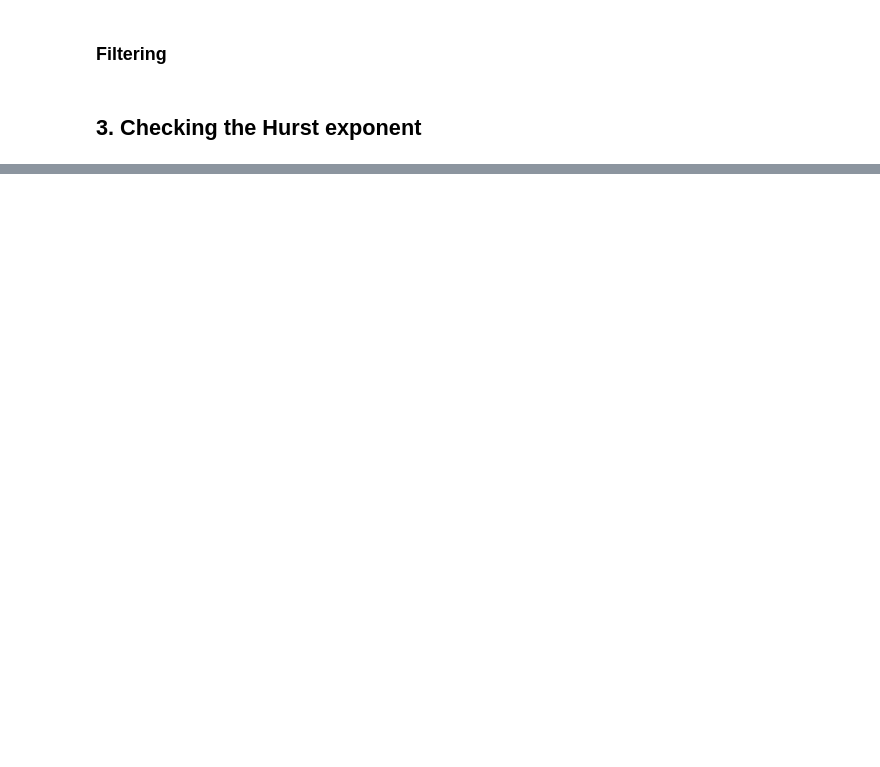
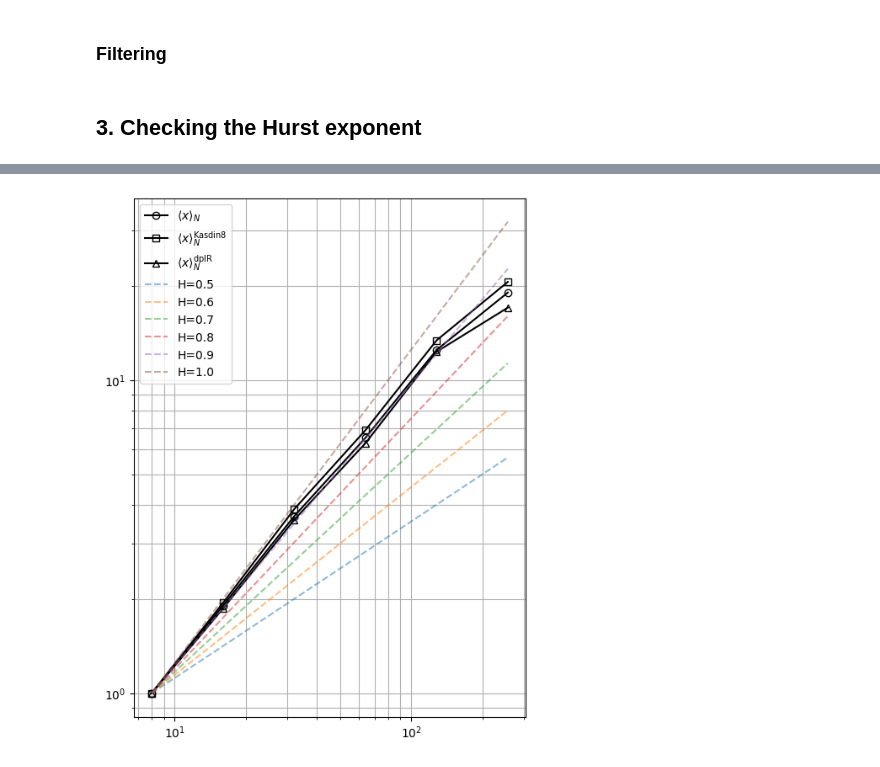
Before and after one commit to Digiratory/StatTools, a Jupyter notebook: research/kalman_filter/reconstruction_of_long_term_complex_system_dynamics/dendrochronological_series.ipynb, the cells around one changed output, grey strips where cells are left out. Saved outputs shown, nothing was run; the diff lists cells and outputs as text; code cells hidden in the pictures; blank space fills up the shorter version.

```diff
--- a/research/kalman_filter/reconstruction_of_long_term_complex_system_dynamics/dendrochronological_series.ipynb
+++ b/research/kalman_filter/reconstruction_of_long_term_complex_system_dynamics/dendrochronological_series.ipynb
@@ -439,0 +641,15 @@ plt.show()
+# %%
+scales_full = np.array([2**i for i in range(3, 9)])
+scales = np.array([2**i for i in range(3, 9)])
+scales_fit = np.array([2**i for i in range(3, 8)])
+threads = 8
+
+tab_colors = [
+    "tab:blue",
+    "tab:orange",
+    "tab:green",
+    "tab:red",
+    "tab:purple",
+    "tab:brown",
+    "tab:pink",
+]
@@ -439,0 +729,51 @@ plt.show()
+# %%
+fig, ax = plt.subplots(figsize=(6, 8))
+for signal, label, marker in [
+    (mean_signal_full, "$\\langle x \\rangle_N$", "o"),
+    (kalman_signal_full, f"$\\langle x \\rangle_N^\\text{{{method}{order}}}$", "s"),
+    (dplr_signal_full, "$\\langle x \\rangle_N^\\text{dplR}$", "^"),
+]:
+    _, _, f2, s = dpcca(signal, 2, 1, scales, processes=threads, n_integral=1)
+    ff = np.sqrt(f2)
+    ff /= ff[0]
+
+    ax.plot(
+        s,
+        ff,
+        c="k",
+        label=label,
+        marker=marker,
+        markerfacecolor="none",
+        markeredgecolor="k",
+    )
+
+
+tab_colors = [
+    "tab:blue",
+    "tab:orange",
+    "tab:green",
+    "tab:red",
+    "tab:purple",
+    "tab:brown",
+    "tab:pink",
+]
+
+for i, H1 in enumerate([0.5, 0.6, 0.7, 0.8, 0.9, 1.0]):
+    y0 = ff[0]
+    ref = y0 * (scales / scales[0]) ** H1
+
+    plt.loglog(
+        scales,
+        ref,
+        color=tab_colors[i],
+        linestyle="--",
+        label=f"H={H1}",
+        alpha=0.5,
+    )
+plt.grid(which="both")
+plt.legend()
+plt.savefig(OUTPUT_DATA_DIR / "ff_tree.png", bbox_inches="tight")
+plt.savefig(OUTPUT_DATA_DIR / "ff_tree.svg", bbox_inches="tight")
+plt.show()
+# %% [output]
+[figure, added]
```
Also changed, not shown: parts of 32 cells of this notebook, 11 other files.
